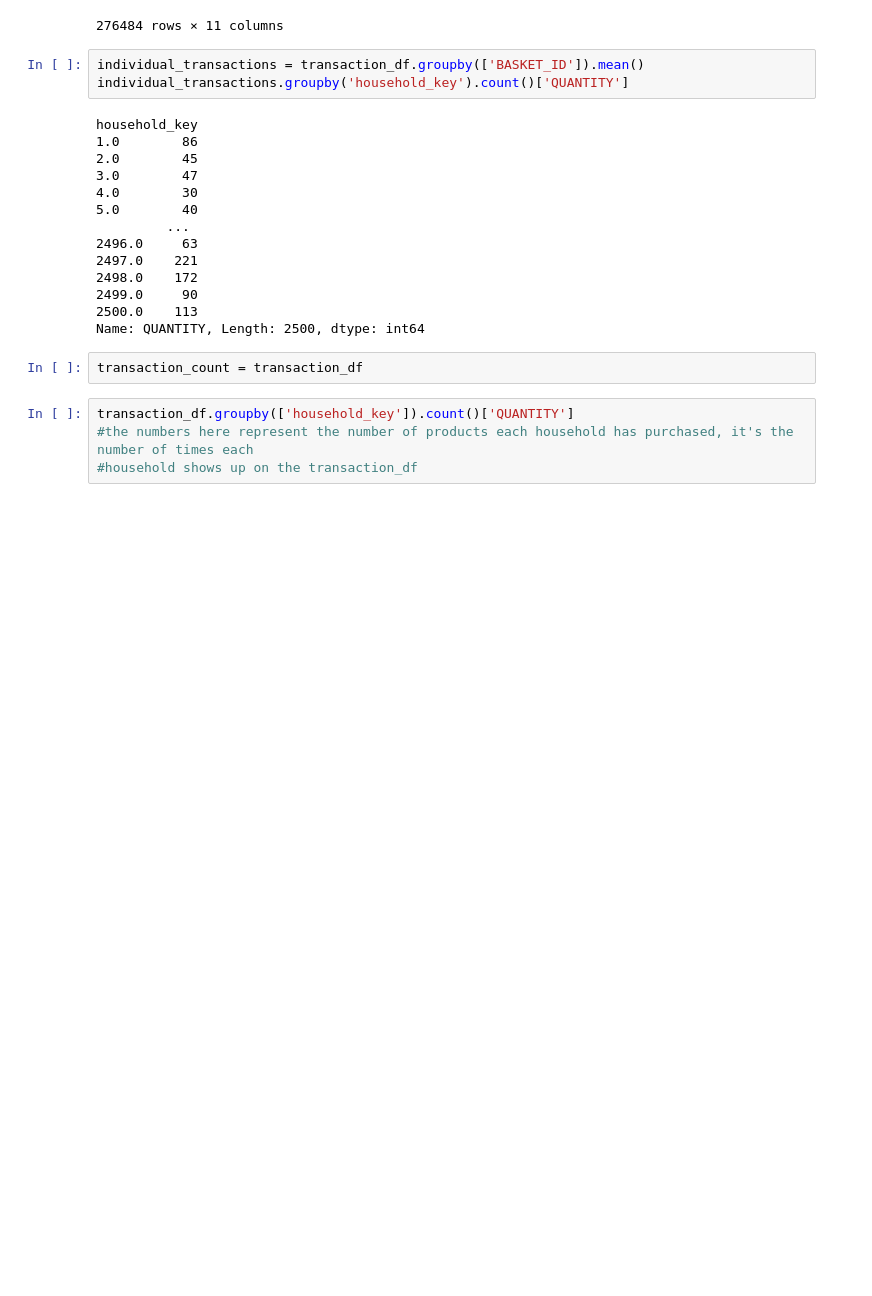
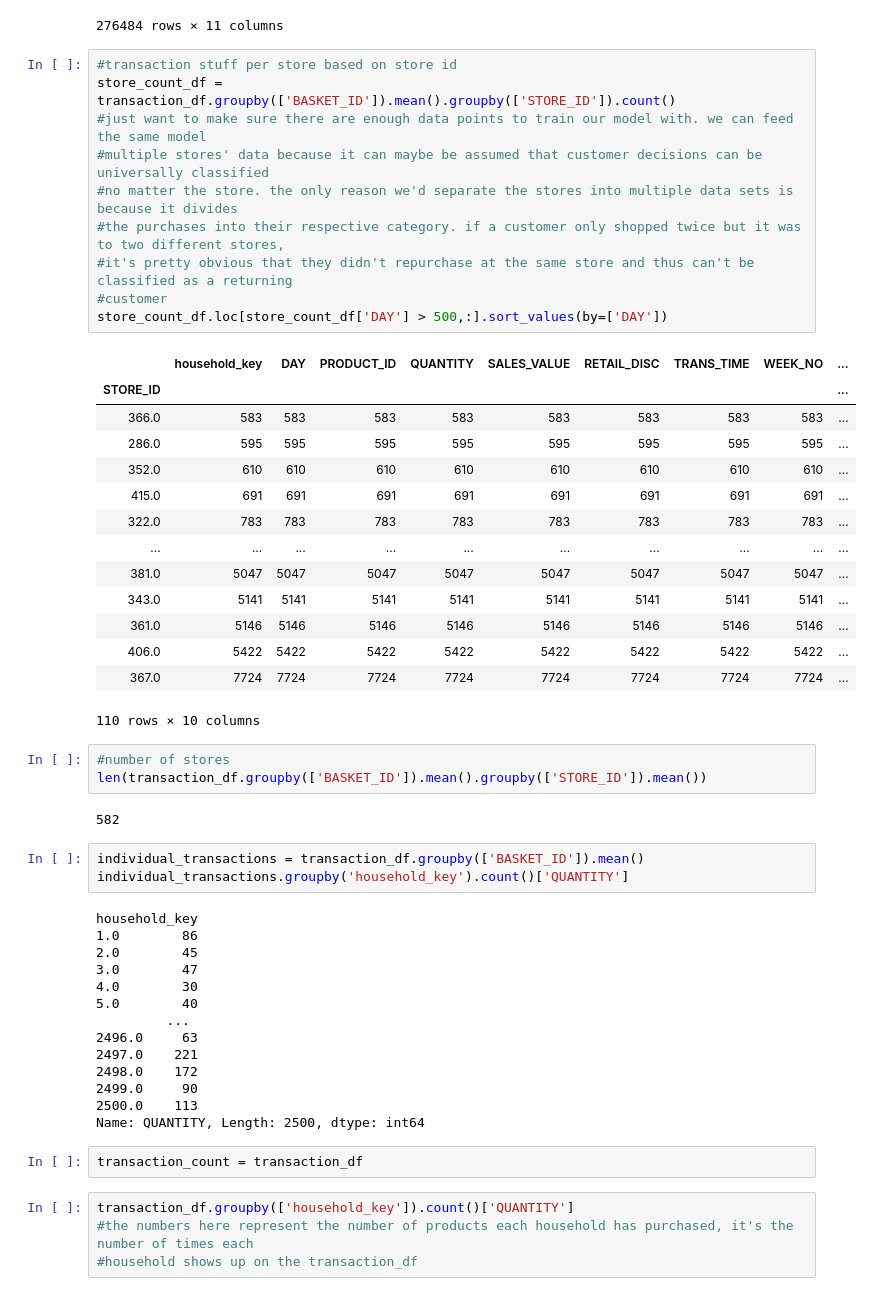
Before and after one commit to rstankovic/Retail-Data-Analytics, a Jupyter notebook: Repeat Purchase/Repeat Purchase.ipynb, the cells around one changed output. Saved outputs shown, nothing was run; the diff lists cells and outputs as text; blank space fills up the shorter version.

Commit message:
made considerations with regards to how to approach our data and what to put into our model

```diff
--- a/Repeat Purchase/Repeat Purchase.ipynb
+++ b/Repeat Purchase/Repeat Purchase.ipynb
@@ -129,6 +130,36 @@ transaction_df.groupby(['BASKET_ID']).mean()
 | 42305362497 | 1598.0 | 711.0 | 7.094158e+06 | 1.200000 | 1.122000 | 3228.0 | -0.444000 | 1516.0 | ... |
 | 42305362535 | 1598.0 | 711.0 | 2.390351e+06 | 1.000000 | 3.591111 | 3228.0 | -0.148889 | 1520.0 | ... |
 276484 rows × 11 columns
+# %%
+#transaction stuff per store based on store id
+store_count_df = transaction_df.groupby(['BASKET_ID']).mean().groupby(['STORE_ID']).count()
+#just want to make sure there are enough data points to train our model with. we can feed the same model
+#multiple stores' data because it can maybe be assumed that customer decisions can be universally classified
+#no matter the store. the only reason we'd separate the stores into multiple data sets is because it divides
+#the purchases into their respective category. if a customer only shopped twice but it was to two different stores,
+#it's pretty obvious that they didn't repurchase at the same store and thus can't be classified as a returning
+#customer
+store_count_df.loc[store_count_df['DAY'] > 500,:].sort_values(by=['DAY'])
+# %% [output]
+|  | household_key | DAY | PRODUCT_ID | QUANTITY | SALES_VALUE | RETAIL_DISC | TRANS_TIME | WEEK_NO | ... |
+| STORE_ID |  |  |  |  |  |  |  |  | ... |
+| 366.0 | 583 | 583 | 583 | 583 | 583 | 583 | 583 | 583 | ... |
+| 286.0 | 595 | 595 | 595 | 595 | 595 | 595 | 595 | 595 | ... |
+| 352.0 | 610 | 610 | 610 | 610 | 610 | 610 | 610 | 610 | ... |
+| 415.0 | 691 | 691 | 691 | 691 | 691 | 691 | 691 | 691 | ... |
+| 322.0 | 783 | 783 | 783 | 783 | 783 | 783 | 783 | 783 | ... |
+| ... | ... | ... | ... | ... | ... | ... | ... | ... | ... |
+| 381.0 | 5047 | 5047 | 5047 | 5047 | 5047 | 5047 | 5047 | 5047 | ... |
+| 343.0 | 5141 | 5141 | 5141 | 5141 | 5141 | 5141 | 5141 | 5141 | ... |
+| 361.0 | 5146 | 5146 | 5146 | 5146 | 5146 | 5146 | 5146 | 5146 | ... |
+| 406.0 | 5422 | 5422 | 5422 | 5422 | 5422 | 5422 | 5422 | 5422 | ... |
+| 367.0 | 7724 | 7724 | 7724 | 7724 | 7724 | 7724 | 7724 | 7724 | ... |
+110 rows × 10 columns
+# %%
+#number of stores
+len(transaction_df.groupby(['BASKET_ID']).mean().groupby(['STORE_ID']).mean())
+# %% [output]
+582
 # %%
 individual_transactions = transaction_df.groupby(['BASKET_ID']).mean()
 individual_transactions.groupby('household_key').count()['QUANTITY']
```
Also changed, not shown: parts of 3 cells of this notebook.
